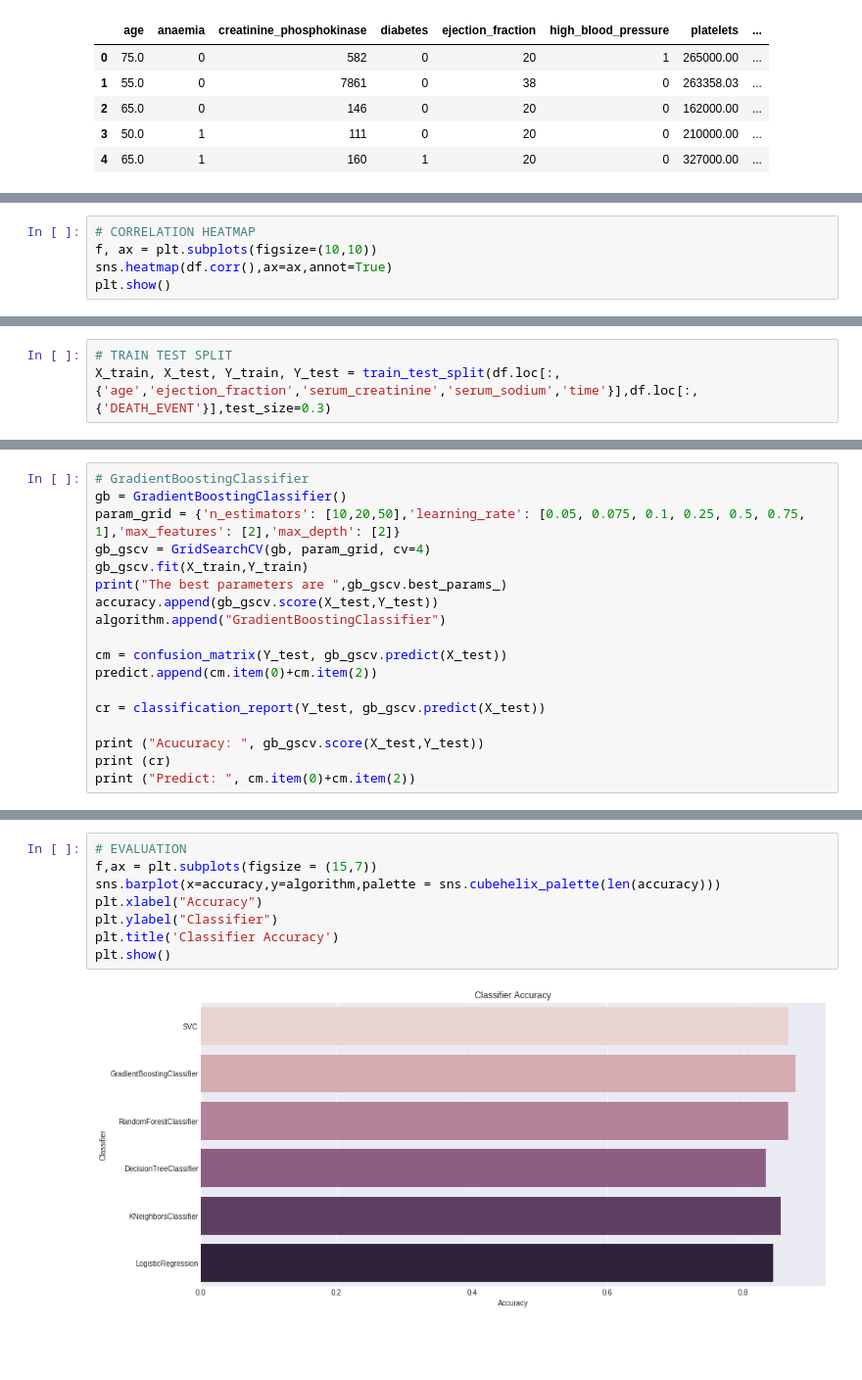
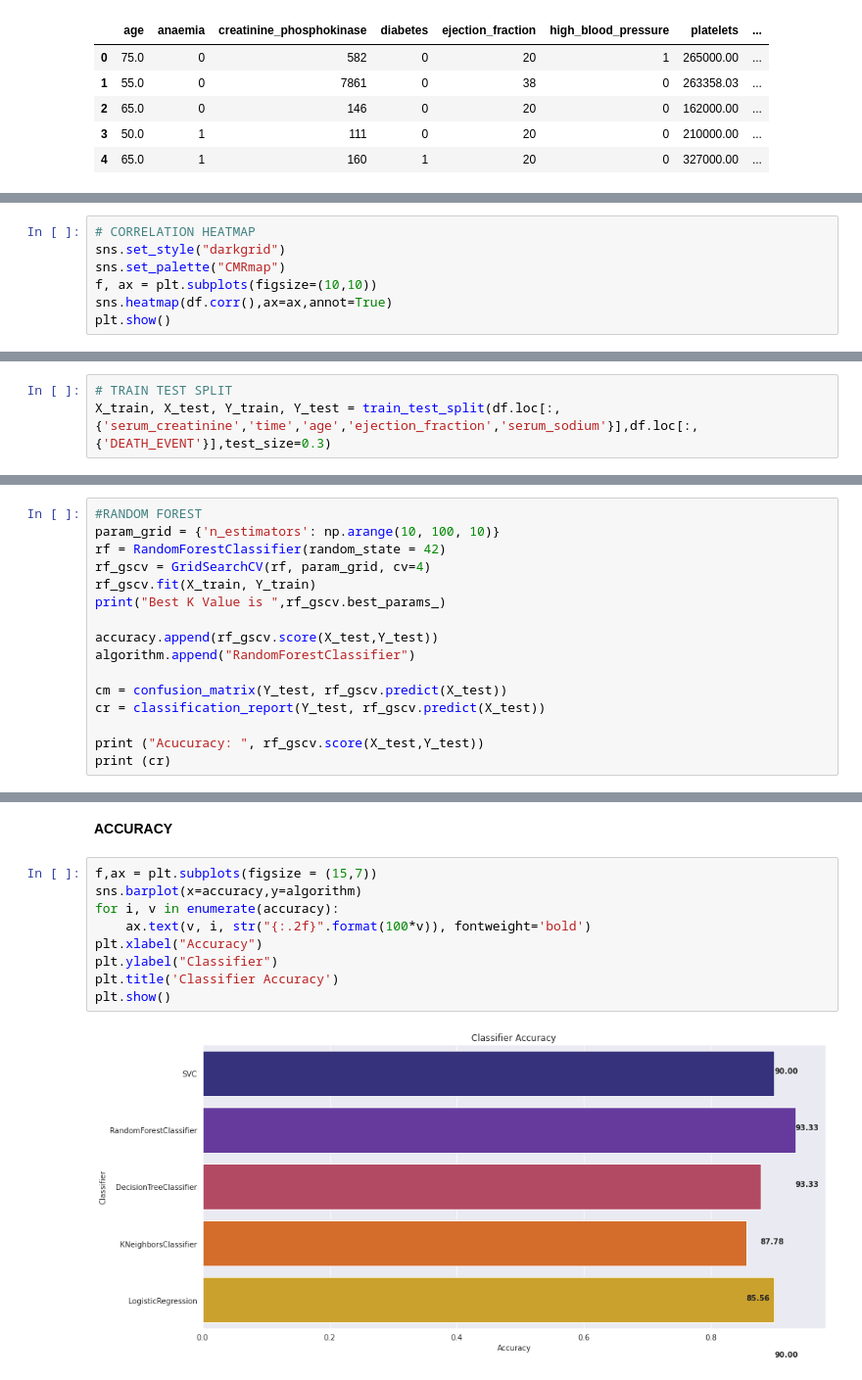
Before and after one commit to jpbogoni/PythonTaskHeartFailure, a Jupyter notebook: task.ipynb, the cells around one changed output, grey strips where cells are left out. Shown: that part at 98% size. Drawn from its saved outputs; the diff is of its cells as text; blank space fills up the shorter version.

Commit message:
New test and plots

```diff
--- a/task.ipynb
+++ b/task.ipynb
@@ -64,5 +61,7 @@ plt.show()
 # %%
 # CORRELATION HEATMAP
+sns.set_style("darkgrid")
+sns.set_palette("CMRmap")
 f, ax = plt.subplots(figsize=(10,10))
 sns.heatmap(df.corr(),ax=ax,annot=True)
 plt.show()
@@ -85,3 +82,3 @@ Name: DEATH_EVENT, dtype: float64
 # %%
 # TRAIN TEST SPLIT
-X_train, X_test, Y_train, Y_test = train_test_split(df.loc[:,{'age','ejection_fraction','serum_creatinine','serum_sodium','time'}],df.loc[:,{'DEATH_EVENT'}],test_size=0.3)
+X_train, X_test, Y_train, Y_test = train_test_split(df.loc[:,{'serum_creatinine','time','age','ejection_fraction','serum_sodium'}],df.loc[:,{'DEATH_EVENT'}],test_size=0.3)
@@ -138,19 +115,17 @@ Predict:  70
 # %%
-# GradientBoostingClassifier
-gb = GradientBoostingClassifier()
-param_grid = {'n_estimators': [10,20,50],'learning_rate': [0.05, 0.075, 0.1, 0.25, 0.5, 0.75, 1],'max_features': [2],'max_depth': [2]}
-gb_gscv = GridSearchCV(gb, param_grid, cv=4)
-gb_gscv.fit(X_train,Y_train)
-print("The best parameters are ",gb_gscv.best_params_)
-accuracy.append(gb_gscv.score(X_test,Y_test))
-algorithm.append("GradientBoostingClassifier")
+#RANDOM FOREST
+param_grid = {'n_estimators': np.arange(10, 100, 10)}
+rf = RandomForestClassifier(random_state = 42)
+rf_gscv = GridSearchCV(rf, param_grid, cv=4)
+rf_gscv.fit(X_train, Y_train)
+print("Best K Value is ",rf_gscv.best_params_)
 
-cm = confusion_matrix(Y_test, gb_gscv.predict(X_test))
-predict.append(cm.item(0)+cm.item(2))
+accuracy.append(rf_gscv.score(X_test,Y_test))
+algorithm.append("RandomForestClassifier")
 
-cr = classification_report(Y_test, gb_gscv.predict(X_test))
+cm = confusion_matrix(Y_test, rf_gscv.predict(X_test))
+cr = classification_report(Y_test, rf_gscv.predict(X_test))
 
-print ("Acucuracy: ", gb_gscv.score(X_test,Y_test))
+print ("Acucuracy: ", rf_gscv.score(X_test,Y_test))
 print (cr)
-print ("Predict: ", cm.item(0)+cm.item(2))
 # %% [output]
@@ -290,10 +269,13 @@ Predict:  66
+# %% [markdown]
+**ACCURACY**
 # %%
-# EVALUATION
 f,ax = plt.subplots(figsize = (15,7))
-sns.barplot(x=accuracy,y=algorithm,palette = sns.cubehelix_palette(len(accuracy)))
+sns.barplot(x=accuracy,y=algorithm)
+for i, v in enumerate(accuracy):
+    ax.text(v, i, str("{:.2f}".format(100*v)), fontweight='bold')
 plt.xlabel("Accuracy")
 plt.ylabel("Classifier")
 plt.title('Classifier Accuracy')
 plt.show()
 # %% [output]
-[figure, old version]
+[figure, new version]
```
Also changed, not shown: parts of 27 cells of this notebook.
